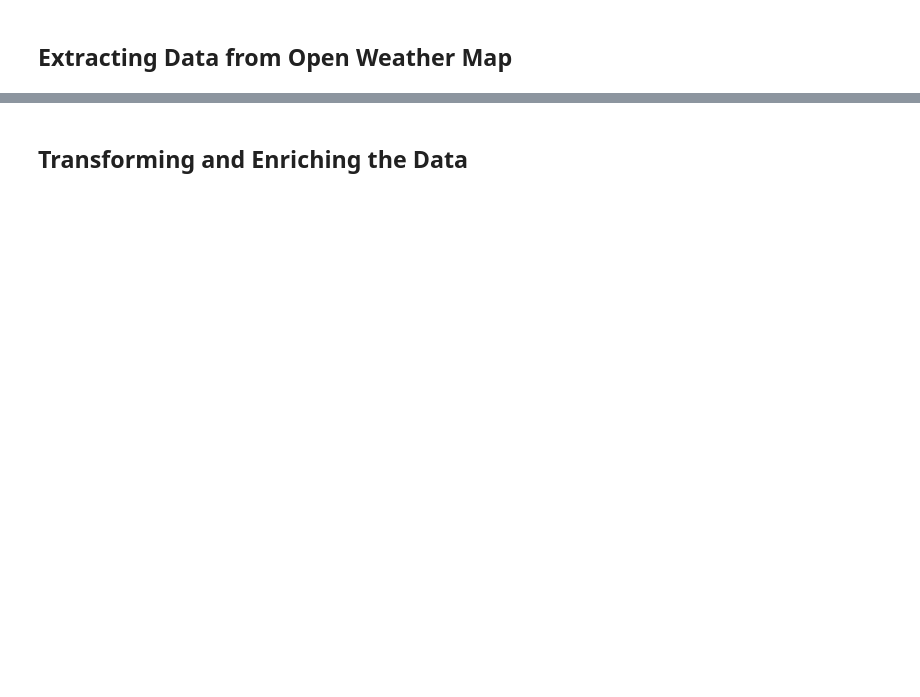
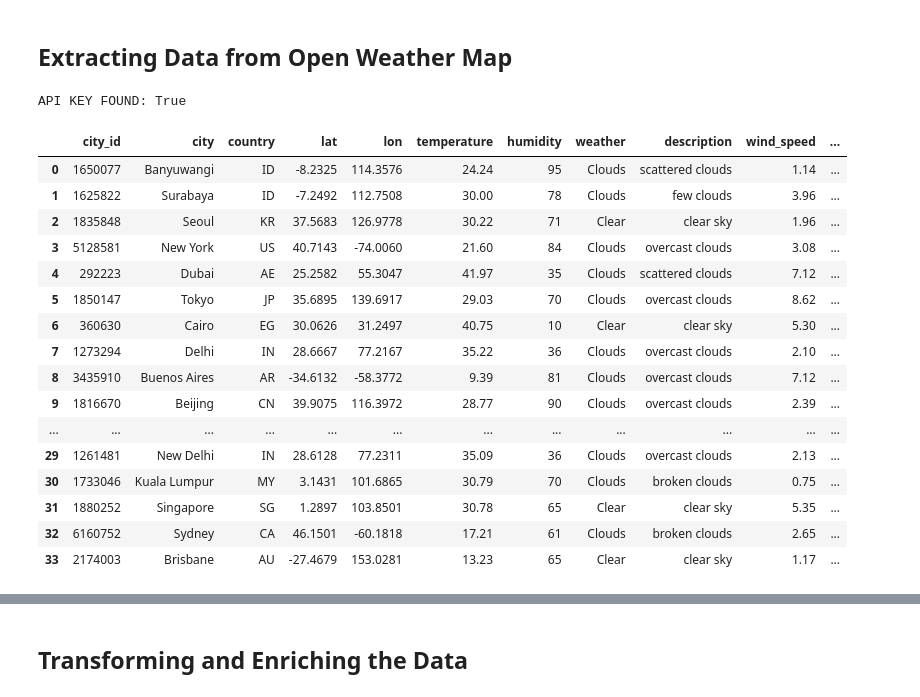
Before and after one commit to ridwandr/daily_weathers, a Jupyter notebook: notebook/owm_project.ipynb, the cells around one changed output, grey strips where cells are left out. Drawn from its saved outputs; the diff is of its cells as text; code cells hidden in the pictures; blank space fills up the shorter version.

```diff
--- a/notebook/owm_project.ipynb
+++ b/notebook/owm_project.ipynb
@@ -13,3 +26,13 @@ load_dotenv(dotenv_path="config/.env")
 logging.basicConfig(level=logging.INFO)
 # %% [markdown]
 ## Extracting Data from Open Weather Map
+# %%
+# 1. Load .env dan ambil API Key
+from dotenv import load_dotenv
+import os
+load_dotenv(dotenv_path="../config/.env")
+
+API_KEY = os.getenv("OWM_API_KEY")
+print("API KEY FOUND:", bool(API_KEY))
+# %% [output]
+API KEY FOUND: True
@@ -90,3 +81,26 @@ def fetch_weather_all_cities(city_file: str = CITY_LIST_PATH) -> pd.DataFrame:
         else:
             logging.warning(f"Skipping city ID {row['id']} ({row['name']})")
     return pd.DataFrame(records)
+# %%
+data = fetch_weather_all_cities()
+# %%
+df = data
+df
+# %% [output]
+|  | city_id | city | country | lat | lon | temperature | humidity | weather | description | wind_speed | ... |
+| 0 | 1650077 | Banyuwangi | ID | -8.2325 | 114.3576 | 24.24 | 95 | Clouds | scattered clouds | 1.14 | ... |
+| 1 | 1625822 | Surabaya | ID | -7.2492 | 112.7508 | 30.00 | 78 | Clouds | few clouds | 3.96 | ... |
+| 2 | 1835848 | Seoul | KR | 37.5683 | 126.9778 | 30.22 | 71 | Clear | clear sky | 1.96 | ... |
+| 3 | 5128581 | New York | US | 40.7143 | -74.0060 | 21.60 | 84 | Clouds | overcast clouds | 3.08 | ... |
+| 4 | 292223 | Dubai | AE | 25.2582 | 55.3047 | 41.97 | 35 | Clouds | scattered clouds | 7.12 | ... |
+| 5 | 1850147 | Tokyo | JP | 35.6895 | 139.6917 | 29.03 | 70 | Clouds | overcast clouds | 8.62 | ... |
+| 6 | 360630 | Cairo | EG | 30.0626 | 31.2497 | 40.75 | 10 | Clear | clear sky | 5.30 | ... |
+| 7 | 1273294 | Delhi | IN | 28.6667 | 77.2167 | 35.22 | 36 | Clouds | overcast clouds | 2.10 | ... |
+| 8 | 3435910 | Buenos Aires | AR | -34.6132 | -58.3772 | 9.39 | 81 | Clouds | overcast clouds | 7.12 | ... |
+| 9 | 1816670 | Beijing | CN | 39.9075 | 116.3972 | 28.77 | 90 | Clouds | overcast clouds | 2.39 | ... |
+| ... | ... | ... | ... | ... | ... | ... | ... | ... | ... | ... | ... |
+| 29 | 1261481 | New Delhi | IN | 28.6128 | 77.2311 | 35.09 | 36 | Clouds | overcast clouds | 2.13 | ... |
+| 30 | 1733046 | Kuala Lumpur | MY | 3.1431 | 101.6865 | 30.79 | 70 | Clouds | broken clouds | 0.75 | ... |
+| 31 | 1880252 | Singapore | SG | 1.2897 | 103.8501 | 30.78 | 65 | Clear | clear sky | 5.35 | ... |
+| 32 | 6160752 | Sydney | CA | 46.1501 | -60.1818 | 17.21 | 61 | Clouds | broken clouds | 2.65 | ... |
+| 33 | 2174003 | Brisbane | AU | -27.4679 | 153.0281 | 13.23 | 65 | Clear | clear sky | 1.17 | ... |
```
Also changed, not shown: parts of 15 cells of this notebook.
